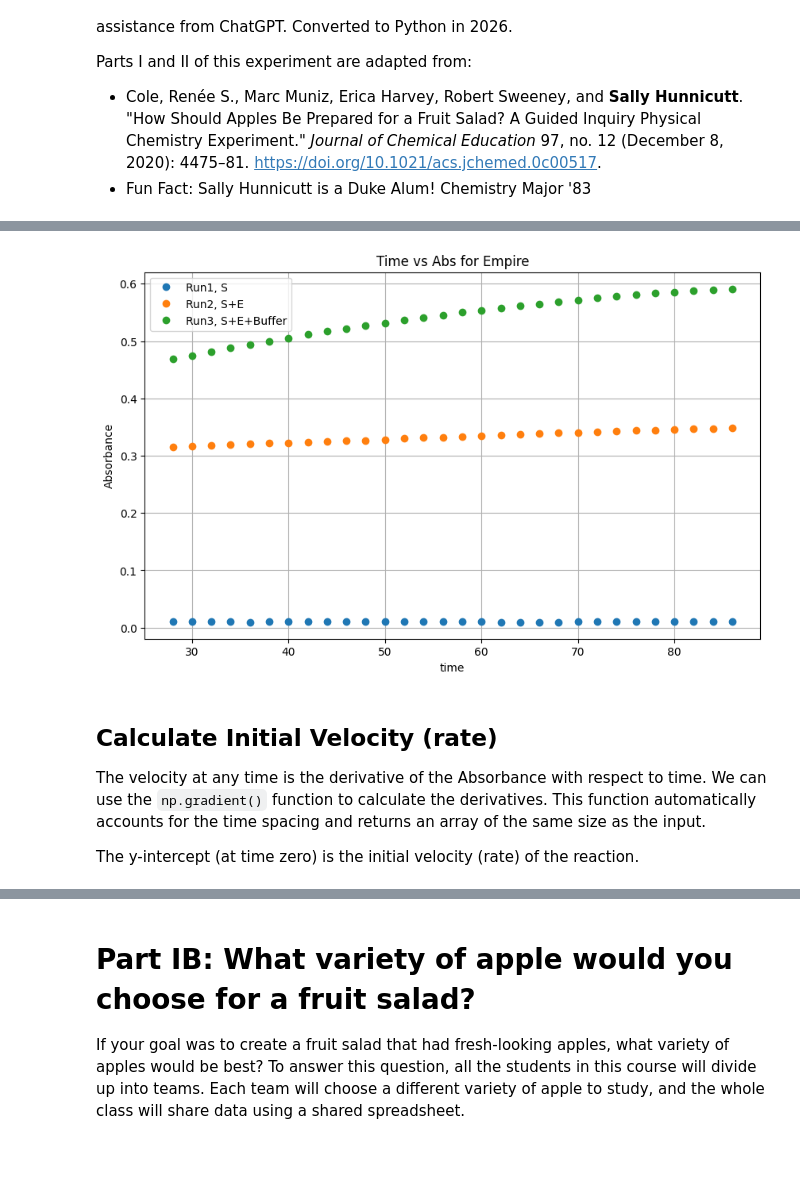
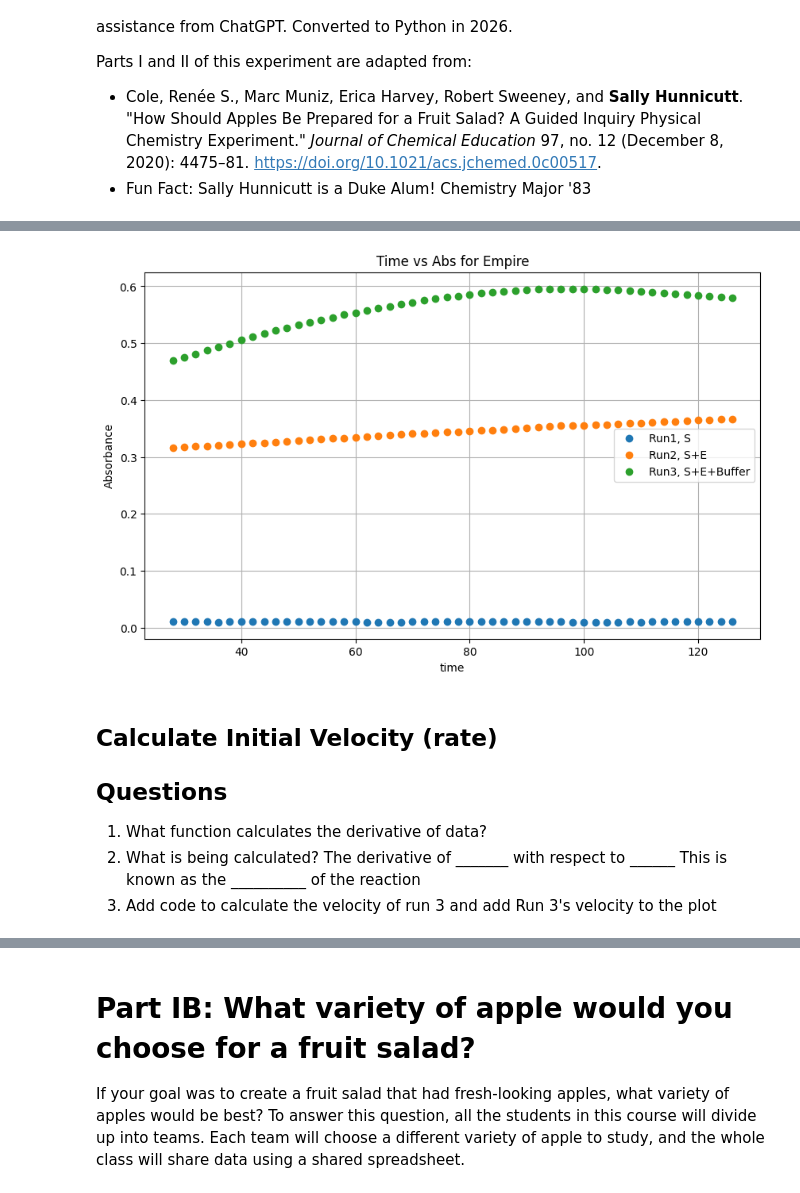
Before and after one commit to markperri/apple, a Jupyter notebook: Apple_Template_Part1_2025Feb28.ipynb, the cells around one changed output, grey strips where cells are left out. Saved outputs shown, nothing was run; the diff lists cells and outputs as text; code cells hidden in the pictures; blank space fills up the shorter version.

```diff
--- a/Apple_Template_Part1_2025Feb28.ipynb
+++ b/Apple_Template_Part1_2025Feb28.ipynb
@@ -38,14 +57,14 @@ Change the directory and base filename below to match where your files are store
 # %%
-# Import the data for Part IA
-# we will have to fix skiprows to make the data nice.
-# stop at about 100 seconds -- look at data
-
 Run1 = pd.read_csv("20250227_Part1_EMPIRE/20250227_Part1_EMPIRE_Run1.txt",
-                   sep="\t", skiprows=21, nrows=30,
+                   sep="\t", skiprows=21, nrows=50,
                    names=["Time", "Transmittance", "Absorbance"])
 Run2 = pd.read_csv("20250227_Part1_EMPIRE/20250227_Part1_EMPIRE_Run2.txt",
-                   sep="\t", skiprows=21, nrows=30,
+                   sep="\t", skiprows=21, nrows=50,
                    names=["Time", "Transmittance", "Absorbance"])
 Run3 = pd.read_csv("20250227_Part1_EMPIRE/20250227_Part1_EMPIRE_Run3.txt",
-                   sep="\t", skiprows=21, nrows=30,
+                   sep="\t", skiprows=21, nrows=50,
                    names=["Time", "Transmittance", "Absorbance"])
+
+
+# print out the first five rows of Run1
+Run1.head(5)
@@ -60,31 +149,23 @@ The code below will automatically use the base filename you set above to import
 # %%
-# Extract the data columns from the dataframe and store them as arrays
-# time should be the same for all data files, so only import the first
-time = Run1['Time'].values
-Run1_Abs = Run1['Absorbance'].values
-Run2_Abs = Run2['Absorbance'].values
-Run3_Abs = Run3['Absorbance'].values
-
-# Plot the data to check correct import
-# Remove data points as necessary
 plt.figure(figsize=(10, 6))
-plt.plot(time, Run1_Abs, 'o', label='Run1, S')
-plt.plot(time, Run2_Abs, 'o', label='Run2, S+E')
-plt.plot(time, Run3_Abs, 'o', label='Run3, S+E+Buffer')
+plt.plot(Run1['Time'], Run1['Absorbance'], 'o', label='Run1, S')
+plt.plot(Run2['Time'], Run2['Absorbance'], 'o', label='Run2, S+E')
+plt.plot(Run3['Time'], Run3['Absorbance'], 'o', label='Run3, S+E+Buffer')
 plt.title('Time vs Abs for Empire')
 plt.xlabel('time')
 plt.ylabel('Absorbance')
 plt.legend(loc='best')
 plt.grid(True)
 plt.show()
-
-# Be sure to change the title and labels appropriately if you use this in your lab notebook
 # %% [output]
-[figure, old version]
+[figure, new version]
 # %% [markdown]
 ## Calculate Initial Velocity (rate)
 
-The velocity at any time is the derivative of the Absorbance with respect to time. We can use the `np.gradient()` function to calculate the derivatives. This function automatically accounts for the time spacing and returns an array of the same size as the input.
 
-The y-intercept (at time zero) is the initial velocity (rate) of the reaction.
+
+## Questions
+1.  What function calculates the derivative of data?
+2.  What is being calculated?  The derivative of _______ with respect to ______  This is known as the __________ of the reaction
+3.  Add code to calculate the velocity of run 3 and add Run 3's velocity to the plot
 # %%
```
Also changed, not shown: parts of 18 cells of this notebook.
